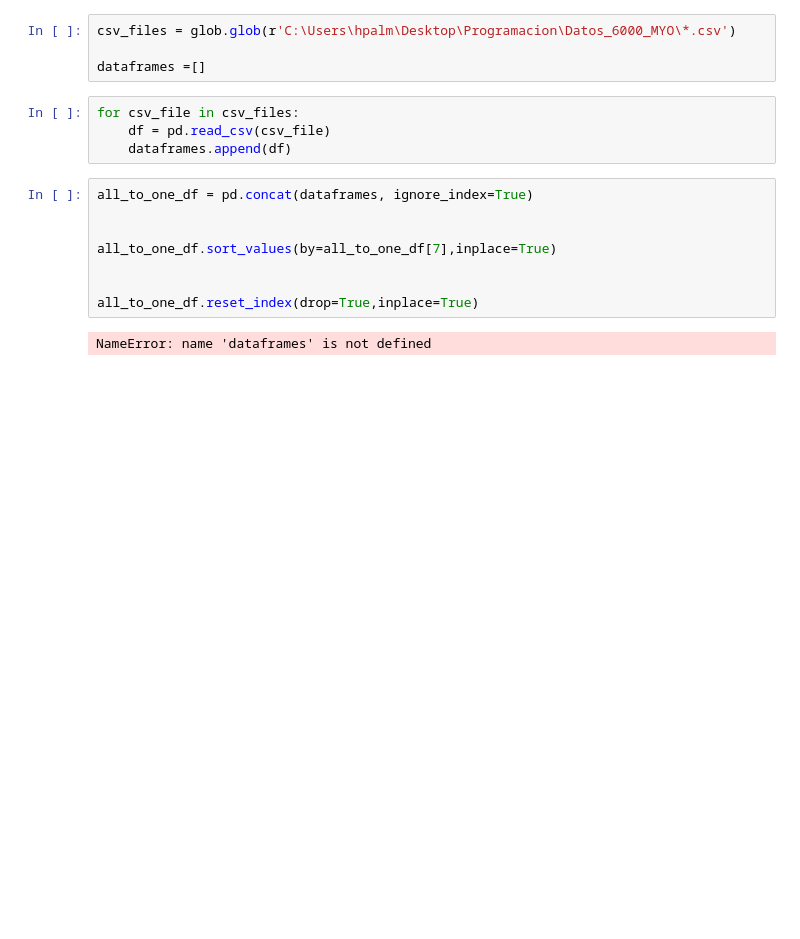
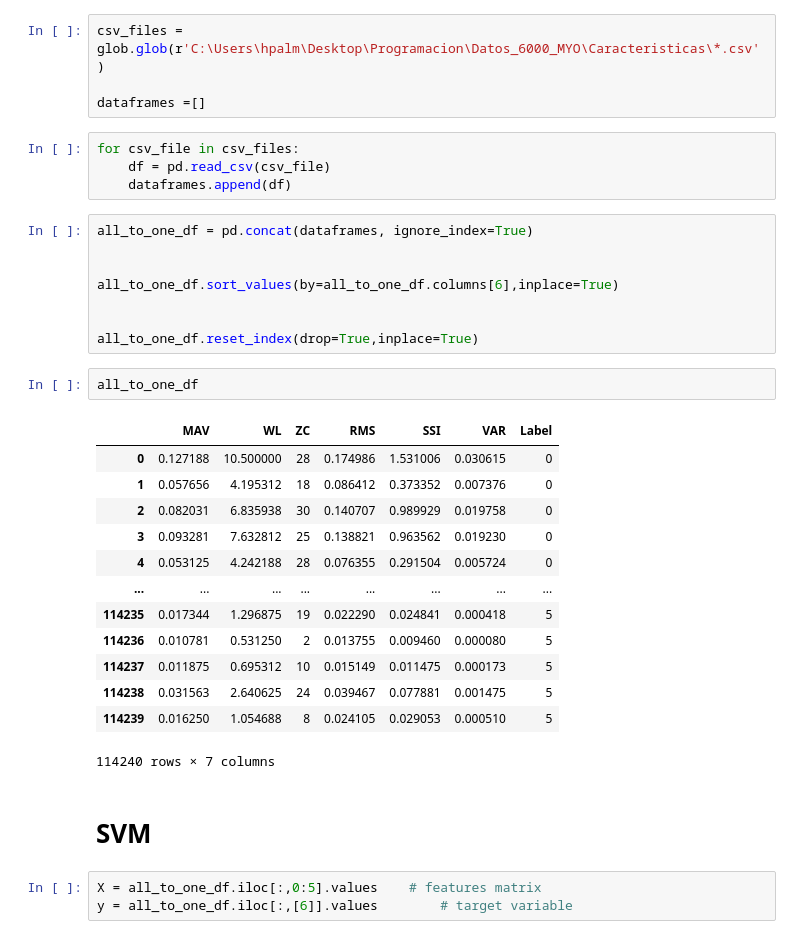
Before and after one commit to 0Ellias0/EMG-analisys-SVM-CNN-ANN, a Jupyter notebook: SVM.ipynb, the cells around one changed output. Saved outputs shown, nothing was run; the diff lists cells and outputs as text; blank space fills up the shorter version.

```diff
--- a/SVM.ipynb
+++ b/SVM.ipynb
@@ -139,5 +144,5 @@ import glob
 # %%
-csv_files = glob.glob(r'C:\Users\hpalm\Desktop\Programacion\Datos_6000_MYO\*.csv')
+csv_files = glob.glob(r'C:\Users\hpalm\Desktop\Programacion\Datos_6000_MYO\Caracteristicas\*.csv')
 
 dataframes =[]
 # %%
@@ -148,9 +153,28 @@ for csv_file in csv_files:
 all_to_one_df = pd.concat(dataframes, ignore_index=True)
 
 
-all_to_one_df.sort_values(by=all_to_one_df[7],inplace=True)
+all_to_one_df.sort_values(by=all_to_one_df.columns[6],inplace=True)
 
 
 all_to_one_df.reset_index(drop=True,inplace=True)
-# %% [output]
-NameError: name 'dataframes' is not defined
+# %%
+all_to_one_df
+# %% [output]
+|  | MAV | WL | ZC | RMS | SSI | VAR | Label |
+| 0 | 0.127188 | 10.500000 | 28 | 0.174986 | 1.531006 | 0.030615 | 0 |
+| 1 | 0.057656 | 4.195312 | 18 | 0.086412 | 0.373352 | 0.007376 | 0 |
+| 2 | 0.082031 | 6.835938 | 30 | 0.140707 | 0.989929 | 0.019758 | 0 |
+| 3 | 0.093281 | 7.632812 | 25 | 0.138821 | 0.963562 | 0.019230 | 0 |
+| 4 | 0.053125 | 4.242188 | 28 | 0.076355 | 0.291504 | 0.005724 | 0 |
+| ... | ... | ... | ... | ... | ... | ... | ... |
+| 114235 | 0.017344 | 1.296875 | 19 | 0.022290 | 0.024841 | 0.000418 | 5 |
+| 114236 | 0.010781 | 0.531250 | 2 | 0.013755 | 0.009460 | 0.000080 | 5 |
+| 114237 | 0.011875 | 0.695312 | 10 | 0.015149 | 0.011475 | 0.000173 | 5 |
+| 114238 | 0.031563 | 2.640625 | 24 | 0.039467 | 0.077881 | 0.001475 | 5 |
+| 114239 | 0.016250 | 1.054688 | 8 | 0.024105 | 0.029053 | 0.000510 | 5 |
+114240 rows × 7 columns
+# %% [markdown]
+# **SVM**
+# %%
+X = all_to_one_df.iloc[:,0:5].values    # features matrix
+y = all_to_one_df.iloc[:,[6]].values        # target variable
```
Also changed, not shown: parts of 3 cells of this notebook.
